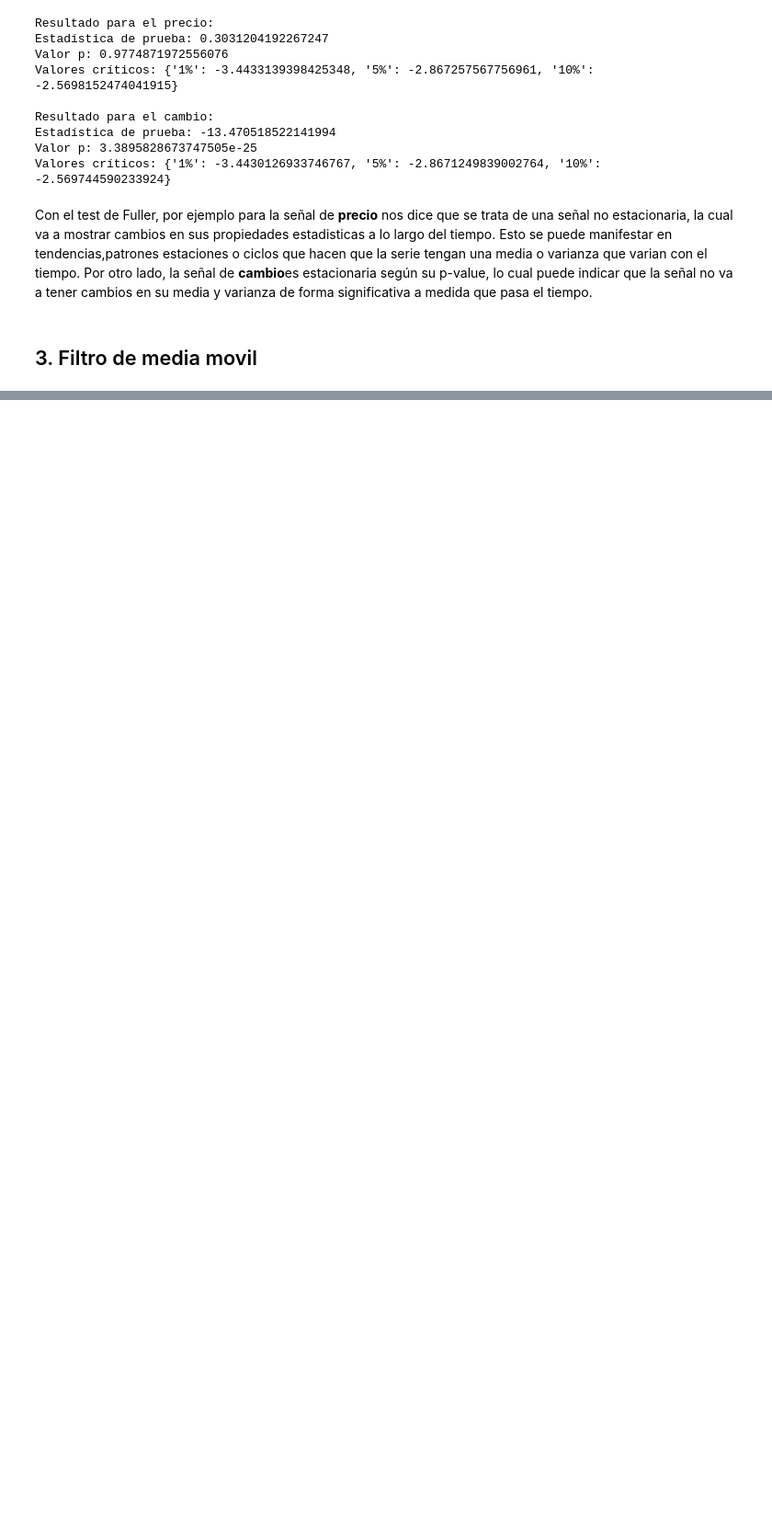
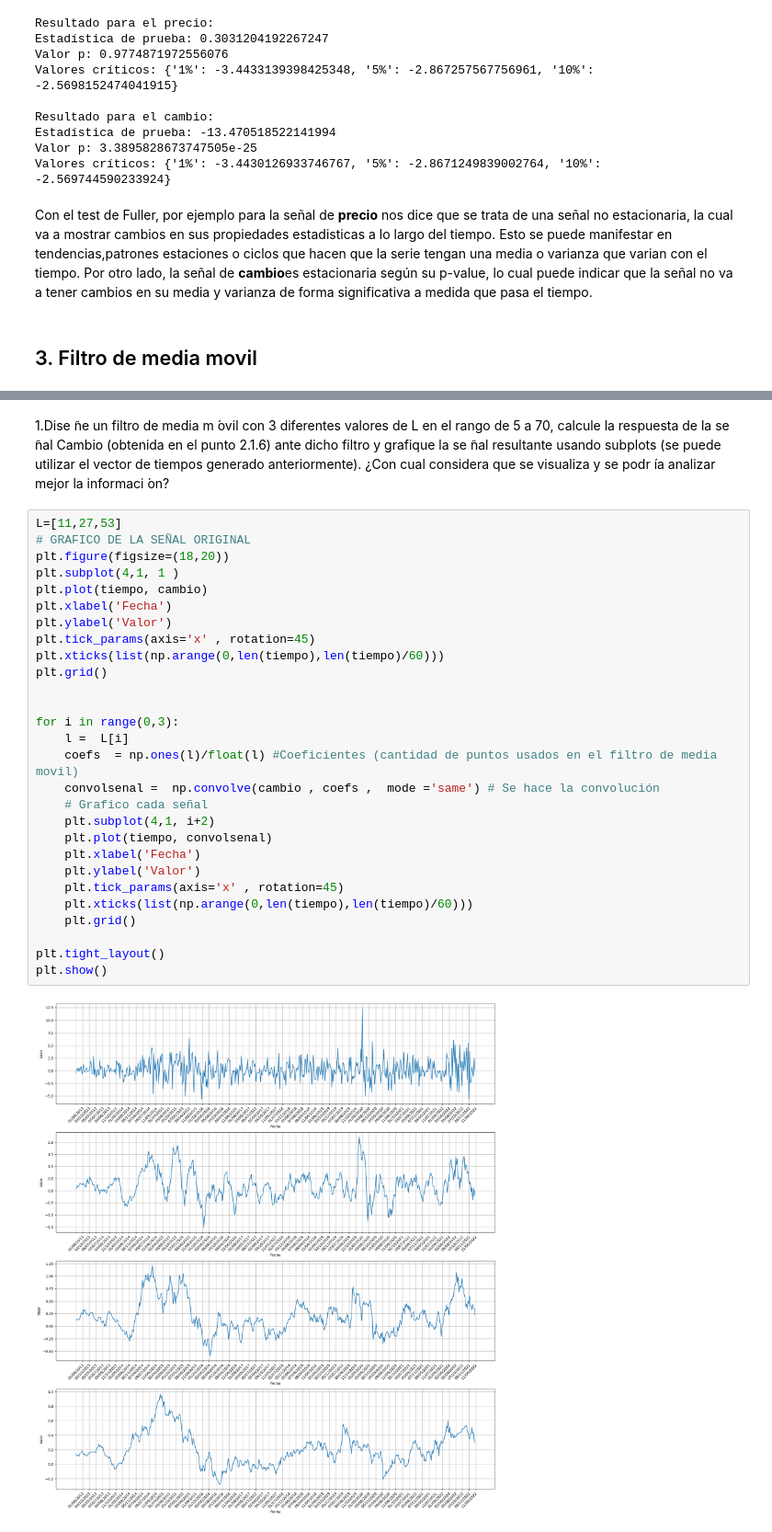
Before and after one commit to Solomonpearce/PDS, a Jupyter notebook: p4/Lab_4_PDS_Gomez_Harold.ipynb, the cells around one changed output, grey strips where cells are left out. Shown at 92% size. Drawn from its saved outputs; the diff is of its cells as text; blank space fills up the shorter version.

Commit message:
Se termina la guia y se agrega el ultimo punto

```diff
--- a/p4/Lab_4_PDS_Gomez_Harold.ipynb
+++ b/p4/Lab_4_PDS_Gomez_Harold.ipynb
@@ -223,0 +229,35 @@ Por otro lado, la señal de <strong>cambio</strong>es estacionaria según su p-v
+# %% [markdown]
+<p>1.Dise ̃ne un filtro de media m ́ovil con 3 diferentes valores de L en el rango de 5 a 70, calcule la respuesta
+de la se ̃nal Cambio (obtenida en el punto 2.1.6) ante dicho filtro y grafique la se ̃nal resultante usando
+subplots (se puede utilizar el vector de tiempos generado anteriormente). ¿Con cual considera que se
+visualiza y se podr ́ıa analizar mejor la informaci ́on?</p>
+# %%
+L=[11,27,53]
+# GRAFICO DE LA SEÑAL ORIGINAL
+plt.figure(figsize=(18,20))
+plt.subplot(4,1, 1 )
+plt.plot(tiempo, cambio)
+plt.xlabel('Fecha')
+plt.ylabel('Valor')
+plt.tick_params(axis='x' , rotation=45)
+plt.xticks(list(np.arange(0,len(tiempo),len(tiempo)/60)))
+plt.grid()
+
+
+for i in range(0,3):
+    l =  L[i]
+    coefs  = np.ones(l)/float(l) #Coeficientes (cantidad de puntos usados en el filtro de media movil)
+    convolsenal =  np.convolve(cambio , coefs ,  mode ='same') # Se hace la convolución
+    # Grafico cada señal
+    plt.subplot(4,1, i+2)
+    plt.plot(tiempo, convolsenal)
+    plt.xlabel('Fecha')
+    plt.ylabel('Valor')
+    plt.tick_params(axis='x' , rotation=45)
+    plt.xticks(list(np.arange(0,len(tiempo),len(tiempo)/60)))
+    plt.grid()
+
+plt.tight_layout()
+plt.show()
+# %% [output]
+[figure, added]
```
Also changed, not shown: parts of 16 cells of this notebook.
